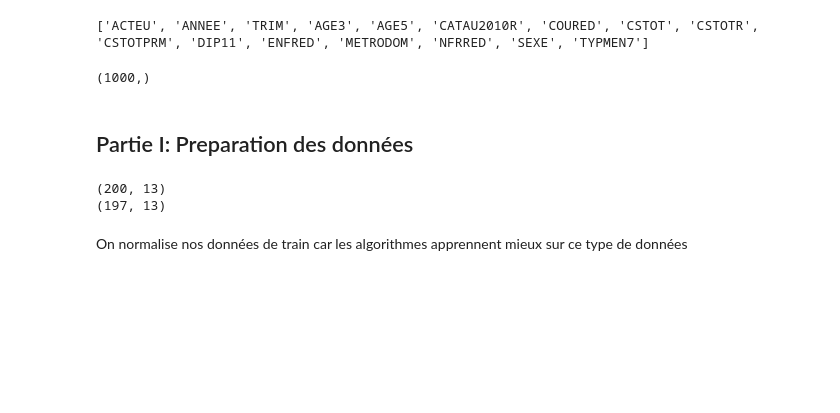
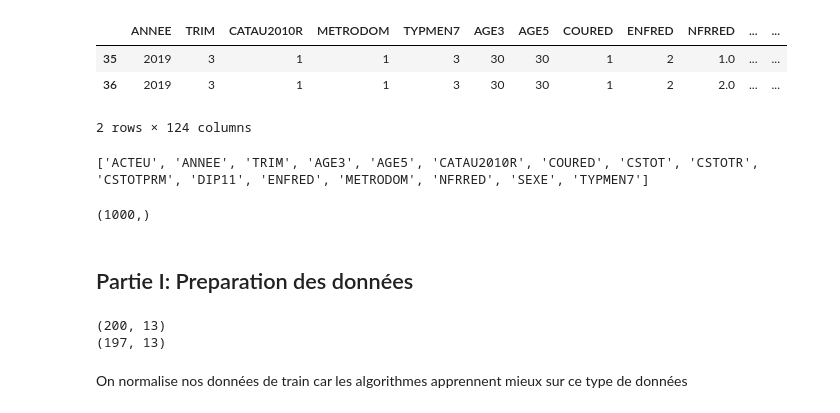
Before and after one commit to Alexis-Barrau/python_ensae, a Jupyter notebook: Scripts/Script first analysis.ipynb, the cells around one changed output. Drawn from its saved outputs; the diff is of its cells as text; code cells hidden in the pictures; blank space fills up the shorter version.

```diff
--- a/Scripts/Script first analysis.ipynb
+++ b/Scripts/Script first analysis.ipynb
@@ -24,0 +75,7 @@ with zip_df.open(zip_df.namelist()[0]) as extrait:
+# %%
+EEC_2019[EEC_2019["IDENTM"]==20]
+# %% [output]
+|  | ANNEE | TRIM | CATAU2010R | METRODOM | TYPMEN7 | AGE3 | AGE5 | COURED | ENFRED | NFRRED | ... | ... |
+| 35 | 2019 | 3 | 1 | 1 | 3 | 30 | 30 | 1 | 2 | 1.0 | ... | ... |
+| 36 | 2019 | 3 | 1 | 1 | 3 | 30 | 30 | 1 | 2 | 2.0 | ... | ... |
+2 rows × 124 columns
```
Also changed, not shown: parts of 9 cells of this notebook.
